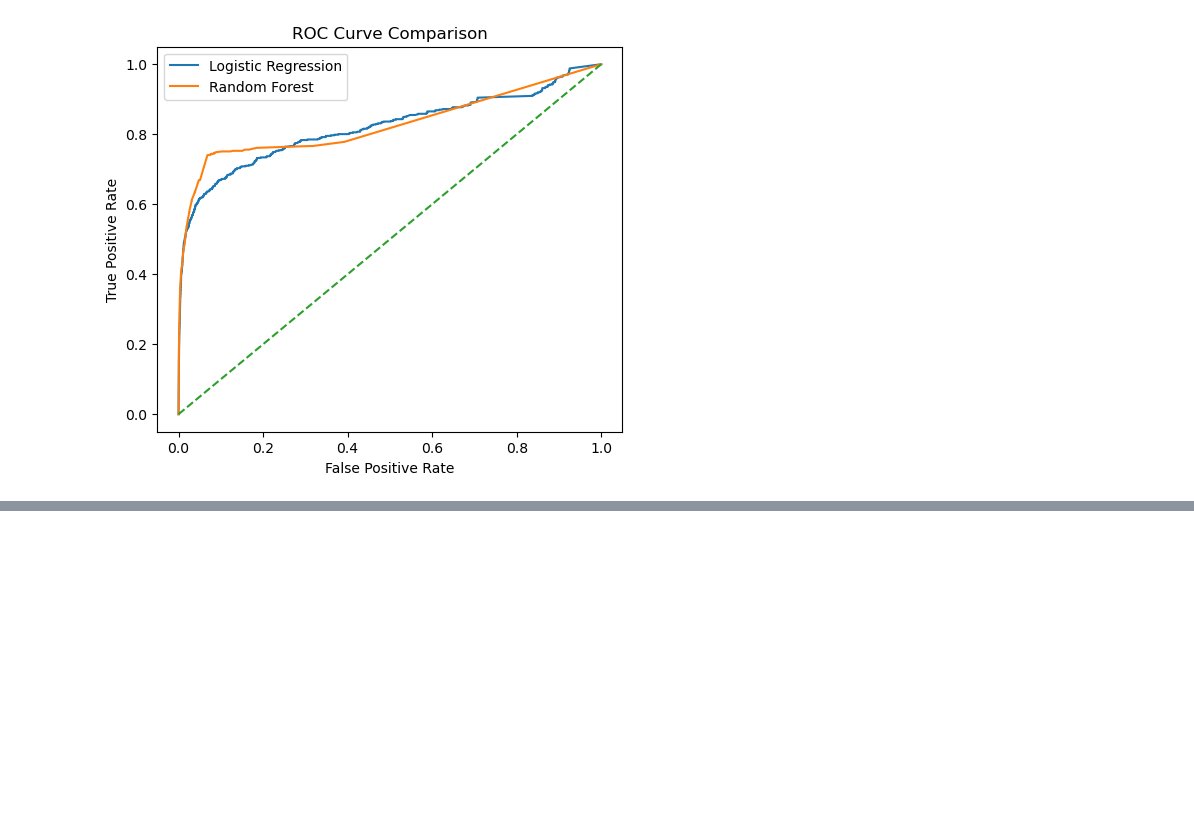
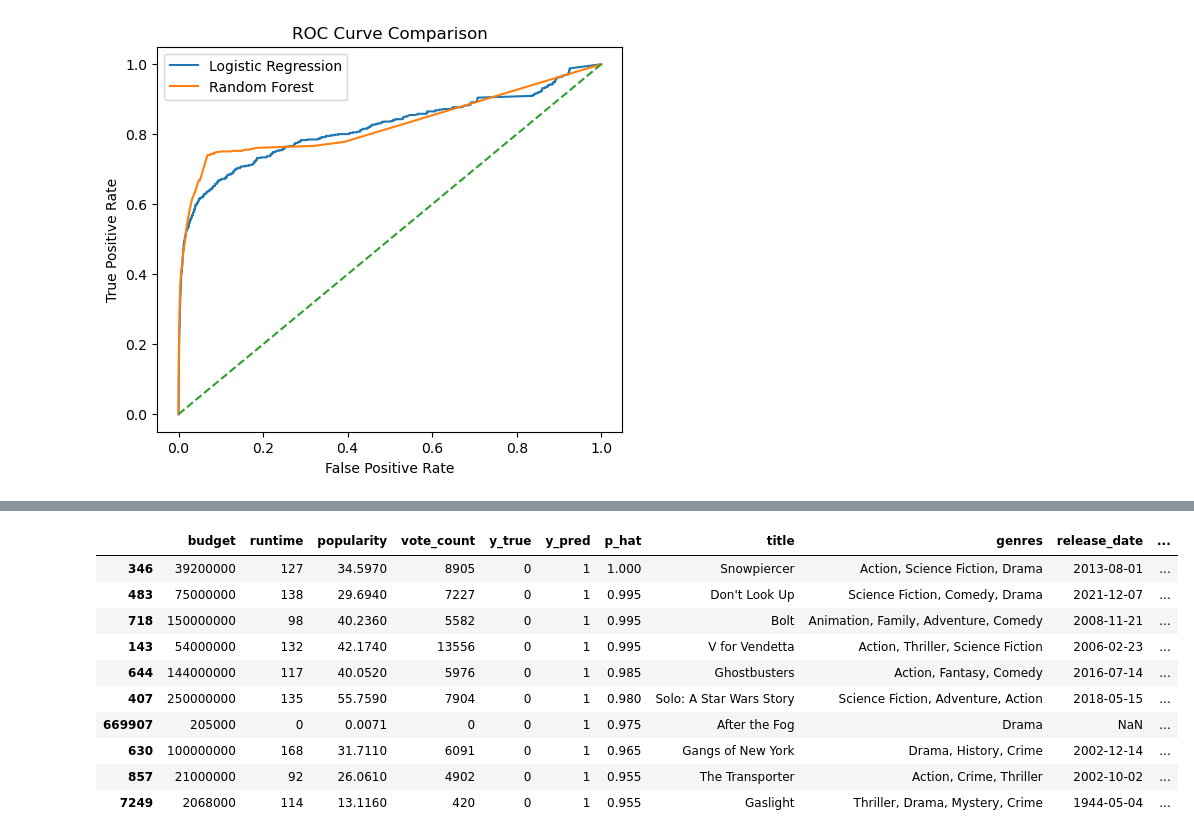
Before and after one commit to joshtoreja/ecs171-imdb-boxoffice-prediction, a Jupyter notebook: notebooks/andrew_tmdb_baseline.ipynb, the cells around one changed output, grey strips where cells are left out. Cells and saved outputs as stored; diff of their text form; code cells hidden in the pictures; blank space fills up the shorter version.

```diff
--- a/notebooks/andrew_tmdb_baseline.ipynb
+++ b/notebooks/andrew_tmdb_baseline.ipynb
@@ -267,3 +302,87 @@ plt.savefig(
 plt.show()
 # %% [output]
 [figure]
+# %%
+# ===============================
+# FALSE POSITIVE / FALSE NEGATIVE ANALYSIS
+# Model: Random Forest
+# Threshold: ROI >= 2.5
+# ===============================
+
+from sklearn.model_selection import train_test_split
+from sklearn.ensemble import RandomForestClassifier
+import pandas as pd
+
+thr = 2.5
+
+# Recreate target at threshold
+tmp = df_sample.copy()
+tmp["profitable"] = (tmp["roi"] >= thr).astype(int)
+
+# Features and target
+X = tmp[FEATURES].fillna(tmp[FEATURES].median())
+y = tmp["profitable"]
+
+# Train-test split
+X_train, X_test, y_train, y_test = train_test_split(
+    X, y, test_size=0.25, random_state=42, stratify=y
+)
+
+# Train Random Forest
+rf = RandomForestClassifier(
+    random_state=42,
+    n_estimators=200,
+    n_jobs=-1,
+    class_weight="balanced_subsample"
+)
+
+rf.fit(X_train, y_train)
+
+# Predictions
+probs = rf.predict_proba(X_test)[:, 1]
+pred = (probs >= 0.5).astype(int)
+
+# ===============================
+# Build Analysis Table
+# ===============================
+
+analysis = X_test.copy()
+analysis["y_true"] = y_test.values
+analysis["y_pred"] = pred
+analysis["p_hat"] = probs
+
+# Add additional columns (ONLY those not already in X_test)
+extra_cols = []
+
+for col in ["title", "genres", "release_date"]:
+    if col in tmp.columns:
+        extra_cols.append(col)
+
+analysis = analysis.join(
+    tmp.loc[analysis.index, extra_cols],
+    how="left"
+)
+
+# Release month feature
+if "release_date" in analysis.columns:
+    analysis["release_month"] = pd.to_datetime(
+        analysis["release_date"], errors="coerce"
+    ).dt.month
+
+
+# False Positives: predicted profitable but actually not
+fp = analysis[
+    (analysis["y_true"] == 0) & (analysis["y_pred"] == 1)
+].sort_values("p_hat", ascending=False).head(10)
+
+# False Negatives: predicted not profitable but actually profitable
+fn = analysis[
+    (analysis["y_true"] == 1) & (analysis["y_pred"] == 0)
+].sort_values("p_hat", ascending=True).head(10)
+
+print("Top 10 False Positives:")
+display(fp)
+
+print("\nTop 10 False Negatives:")
+display(fn)
+# %% [output]
@@ -269,0 +390,11 @@ plt.show()
+|  | budget | runtime | popularity | vote_count | y_true | y_pred | p_hat | title | genres | release_date | ... |
+| 346 | 39200000 | 127 | 34.5970 | 8905 | 0 | 1 | 1.000 | Snowpiercer | Action, Science Fiction, Drama | 2013-08-01 | ... |
+| 483 | 75000000 | 138 | 29.6940 | 7227 | 0 | 1 | 0.995 | Don't Look Up | Science Fiction, Comedy, Drama | 2021-12-07 | ... |
+| 718 | 150000000 | 98 | 40.2360 | 5582 | 0 | 1 | 0.995 | Bolt | Animation, Family, Adventure, Comedy | 2008-11-21 | ... |
+| 143 | 54000000 | 132 | 42.1740 | 13556 | 0 | 1 | 0.995 | V for Vendetta | Action, Thriller, Science Fiction | 2006-02-23 | ... |
+| 644 | 144000000 | 117 | 40.0520 | 5976 | 0 | 1 | 0.985 | Ghostbusters | Action, Fantasy, Comedy | 2016-07-14 | ... |
+| 407 | 250000000 | 135 | 55.7590 | 7904 | 0 | 1 | 0.980 | Solo: A Star Wars Story | Science Fiction, Adventure, Action | 2018-05-15 | ... |
+| 669907 | 205000 | 0 | 0.0071 | 0 | 0 | 1 | 0.975 | After the Fog | Drama | NaN | ... |
+| 630 | 100000000 | 168 | 31.7110 | 6091 | 0 | 1 | 0.965 | Gangs of New York | Drama, History, Crime | 2002-12-14 | ... |
+| 857 | 21000000 | 92 | 26.0610 | 4902 | 0 | 1 | 0.955 | The Transporter | Action, Crime, Thriller | 2002-10-02 | ... |
+| 7249 | 2068000 | 114 | 13.1160 | 420 | 0 | 1 | 0.955 | Gaslight | Thriller, Drama, Mystery, Crime | 1944-05-04 | ... |
```
Also changed, not shown: parts of 6 cells of this notebook, 1 other file.
